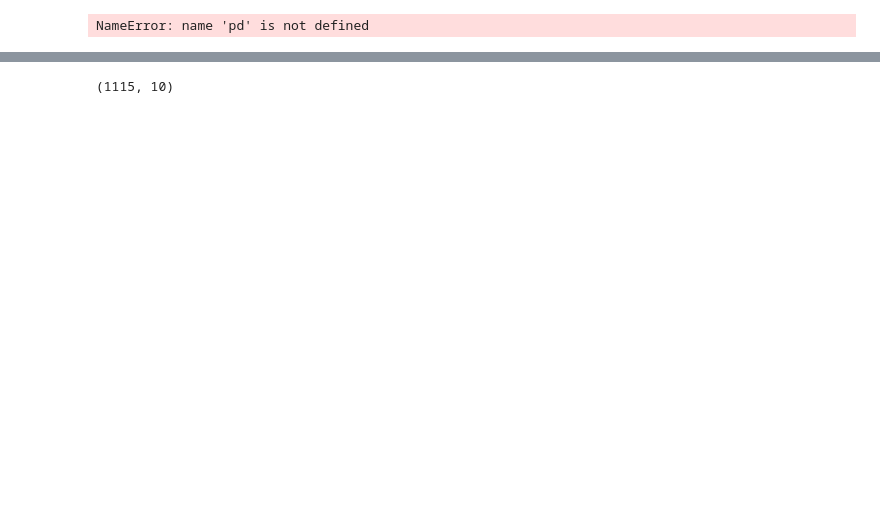
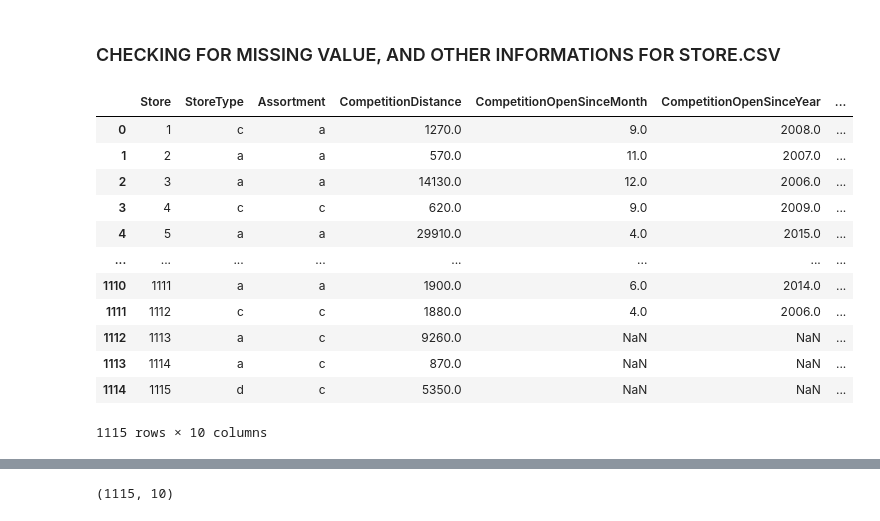
Before and after one commit to RYees/Pharmaceutical_Sales_prediction, a Jupyter notebook: notebooks/Exploration_data_analysis.ipynb, the cells around one changed output, grey strips where cells are left out. Cells and saved outputs as stored; diff of their text form; code cells hidden in the pictures; blank space fills up the shorter version.

```diff
--- a/notebooks/Exploration_data_analysis.ipynb
+++ b/notebooks/Exploration_data_analysis.ipynb
@@ -10,8 +11,22 @@ ImportError: attempted relative import with no known parent package
+# %% [markdown]
+### CHECKING FOR MISSING VALUE, AND OTHER INFORMATIONS FOR STORE.CSV
 # %%
 # reading the csv file
 missing_values = ["n/a", "na", "undefined"]
-df = pd.read_csv("../data/store.csv", na_values=missing_values)
-eda = EDA(df)
-df
+store = pd.read_csv("../data/store.csv", na_values=missing_values)
+eda = EDA(store)
+store
 # %% [output]
+|  | Store | StoreType | Assortment | CompetitionDistance | CompetitionOpenSinceMonth | CompetitionOpenSinceYear | ... |
+| 0 | 1 | c | a | 1270.0 | 9.0 | 2008.0 | ... |
+| 1 | 2 | a | a | 570.0 | 11.0 | 2007.0 | ... |
+| 2 | 3 | a | a | 14130.0 | 12.0 | 2006.0 | ... |
+| 3 | 4 | c | c | 620.0 | 9.0 | 2009.0 | ... |
+| 4 | 5 | a | a | 29910.0 | 4.0 | 2015.0 | ... |
+| ... | ... | ... | ... | ... | ... | ... | ... |
+| 1110 | 1111 | a | a | 1900.0 | 6.0 | 2014.0 | ... |
+| 1111 | 1112 | c | c | 1880.0 | 4.0 | 2006.0 | ... |
+| 1112 | 1113 | a | c | 9260.0 | NaN | NaN | ... |
+| 1113 | 1114 | a | c | 870.0 | NaN | NaN | ... |
+| 1114 | 1115 | d | c | 5350.0 | NaN | NaN | ... |
-NameError: name 'pd' is not defined
+1115 rows × 10 columns
```
Also changed, not shown: parts of 17 cells of this notebook, 2 other files.
